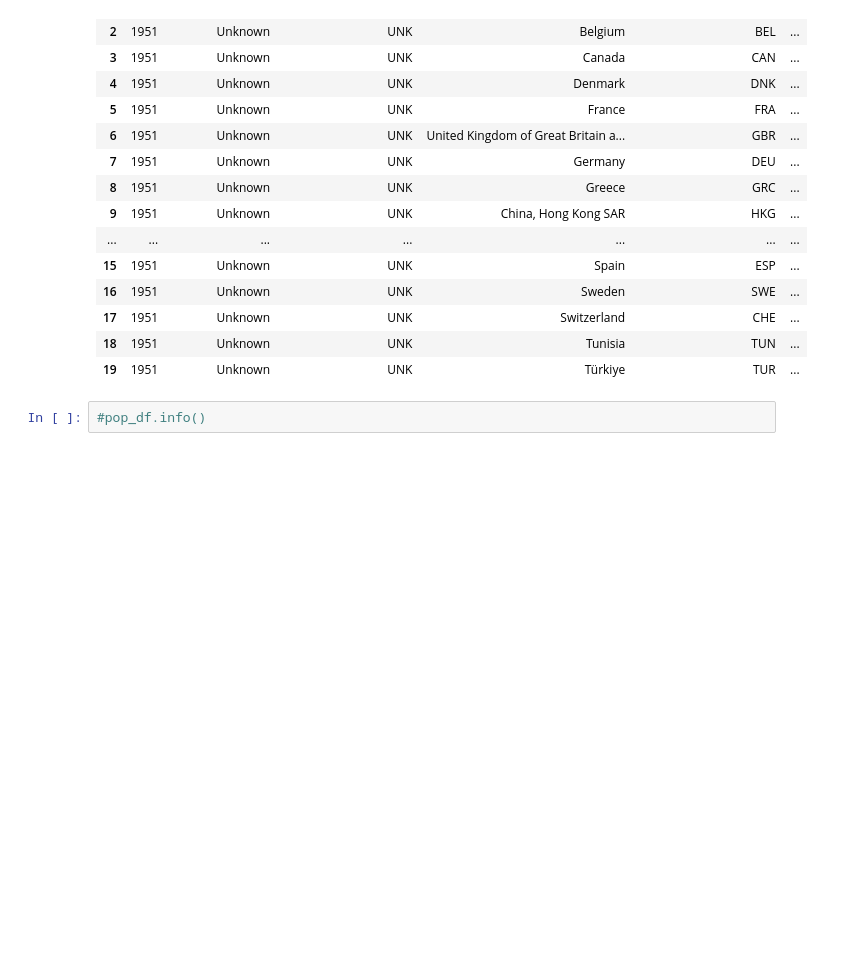
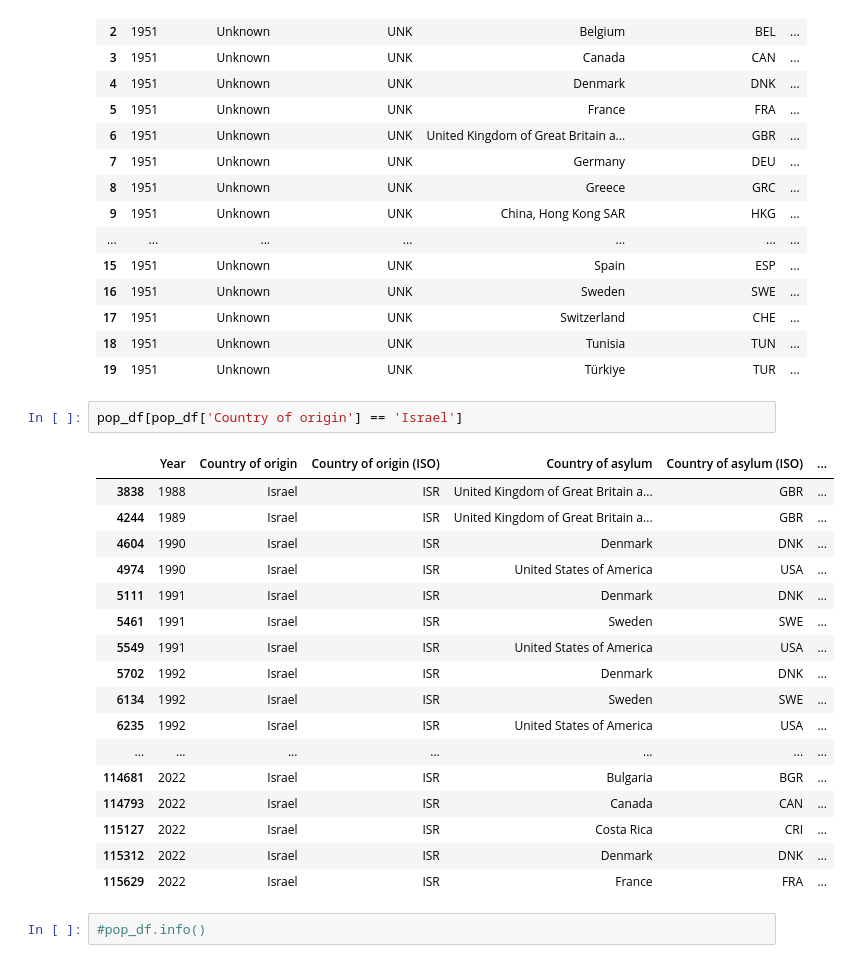
Before and after one commit to ryanhartman247/capstone_refugees_da12, a Jupyter notebook: notebooks/population_totals.ipynb, the cells around one changed output. Drawn from its saved outputs; the diff is of its cells as text; blank space fills up the shorter version.

```diff
--- a/notebooks/population_totals.ipynb
+++ b/notebooks/population_totals.ipynb
@@ -28,6 +30,26 @@ pop_df.iloc[0:20]
 | 17 | 1951 | Unknown | UNK | Switzerland | CHE | ... |
 | 18 | 1951 | Unknown | UNK | Tunisia | TUN | ... |
 | 19 | 1951 | Unknown | UNK | Türkiye | TUR | ... |
+# %%
+pop_df[pop_df['Country of origin'] == 'Israel']
+# %% [output]
+|  | Year | Country of origin | Country of origin (ISO) | Country of asylum | Country of asylum (ISO) | ... |
+| 3838 | 1988 | Israel | ISR | United Kingdom of Great Britain a... | GBR | ... |
+| 4244 | 1989 | Israel | ISR | United Kingdom of Great Britain a... | GBR | ... |
+| 4604 | 1990 | Israel | ISR | Denmark | DNK | ... |
+| 4974 | 1990 | Israel | ISR | United States of America | USA | ... |
+| 5111 | 1991 | Israel | ISR | Denmark | DNK | ... |
+| 5461 | 1991 | Israel | ISR | Sweden | SWE | ... |
+| 5549 | 1991 | Israel | ISR | United States of America | USA | ... |
+| 5702 | 1992 | Israel | ISR | Denmark | DNK | ... |
+| 6134 | 1992 | Israel | ISR | Sweden | SWE | ... |
+| 6235 | 1992 | Israel | ISR | United States of America | USA | ... |
+| ... | ... | ... | ... | ... | ... | ... |
+| 114681 | 2022 | Israel | ISR | Bulgaria | BGR | ... |
+| 114793 | 2022 | Israel | ISR | Canada | CAN | ... |
+| 115127 | 2022 | Israel | ISR | Costa Rica | CRI | ... |
+| 115312 | 2022 | Israel | ISR | Denmark | DNK | ... |
+| 115629 | 2022 | Israel | ISR | France | FRA | ... |
 # %%
 #pop_df.info()
 # %%
```
Also changed, not shown: parts of 9 cells of this notebook, 1 other file.
